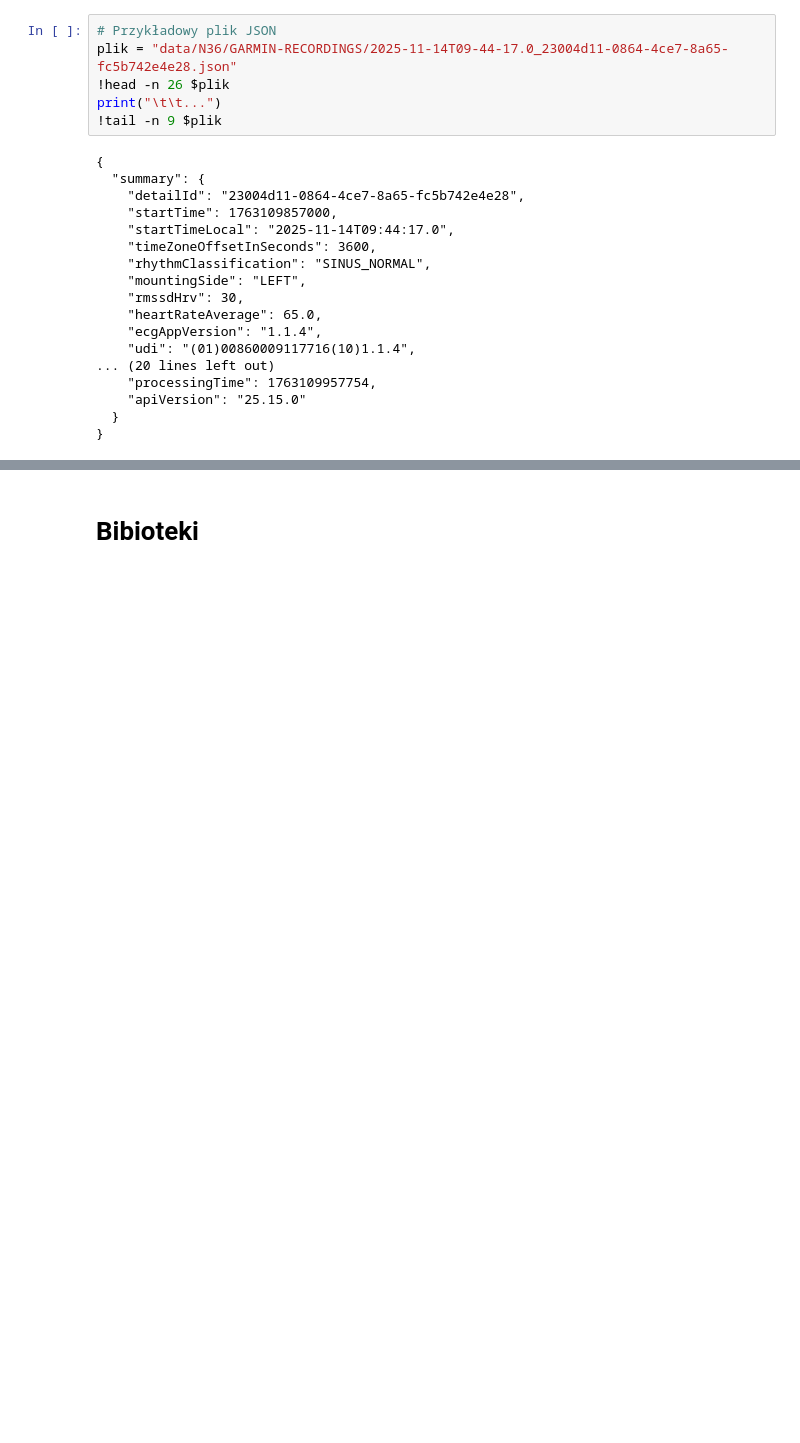
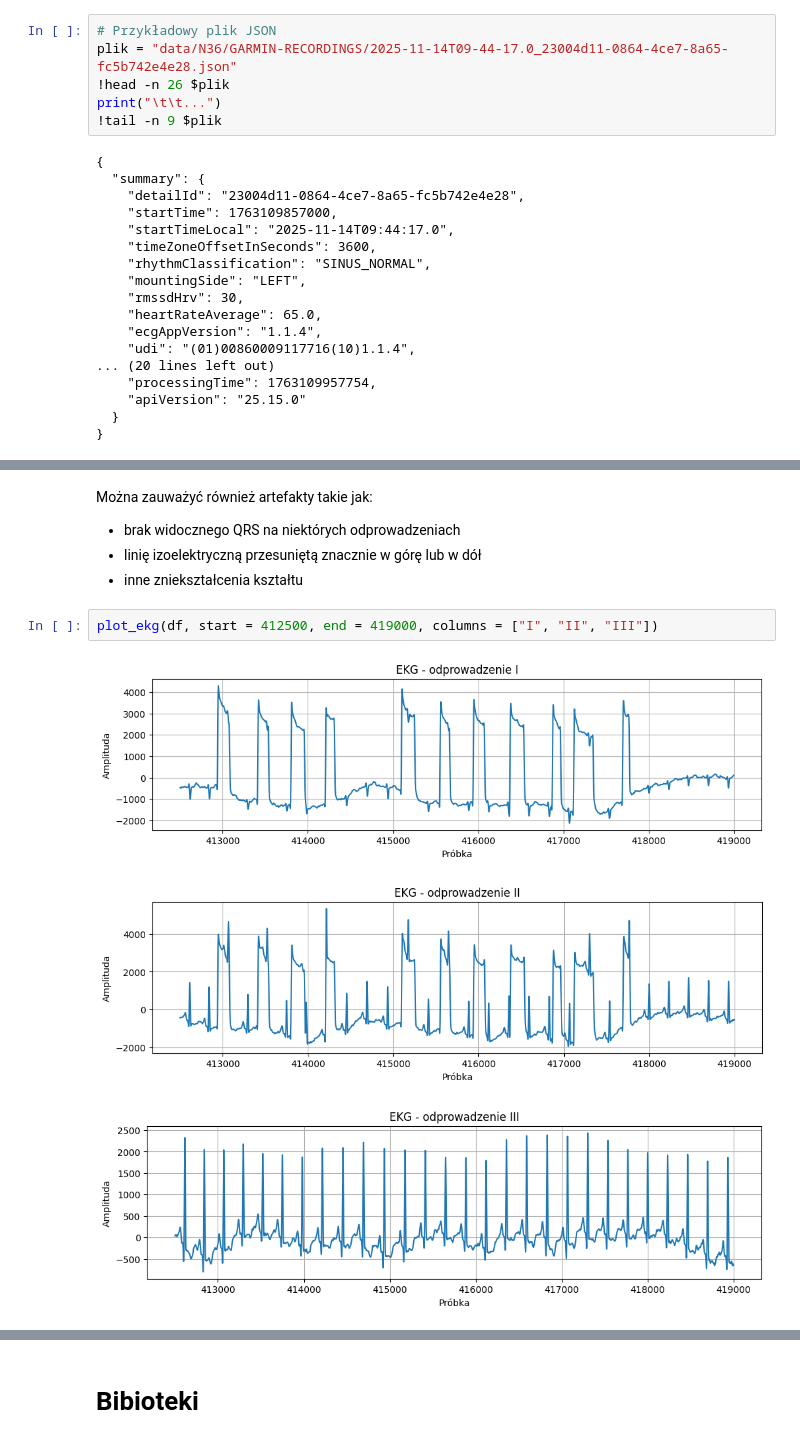
Before and after one commit to MichaelL200/Projekt-EKG, a Jupyter notebook: main.ipynb, the cells around one changed output, grey strips where cells are left out. Cells and saved outputs as stored; diff of their text form; blank space fills up the shorter version.

```diff
--- a/main.ipynb
+++ b/main.ipynb
@@ -87,0 +162,11 @@ W odczytach z obu urządzeń można znaleźć nietypowe fragmenty sygnałów, kt
+# %% [markdown]
+Można zauważyć również artefakty takie jak:
+- brak widocznego QRS na niektórych odprowadzeniach
+- linię izoelektryczną przesuniętą znacznie w górę lub w dół
+- inne zniekształcenia kształtu
+# %%
+plot_ekg(df, start = 412500, end = 419000, columns = ["I", "II", "III"])
+# %% [output]
+[figure, added]
+[figure, added]
+[figure, added]
```
Also changed, not shown: parts of 16 cells of this notebook.
